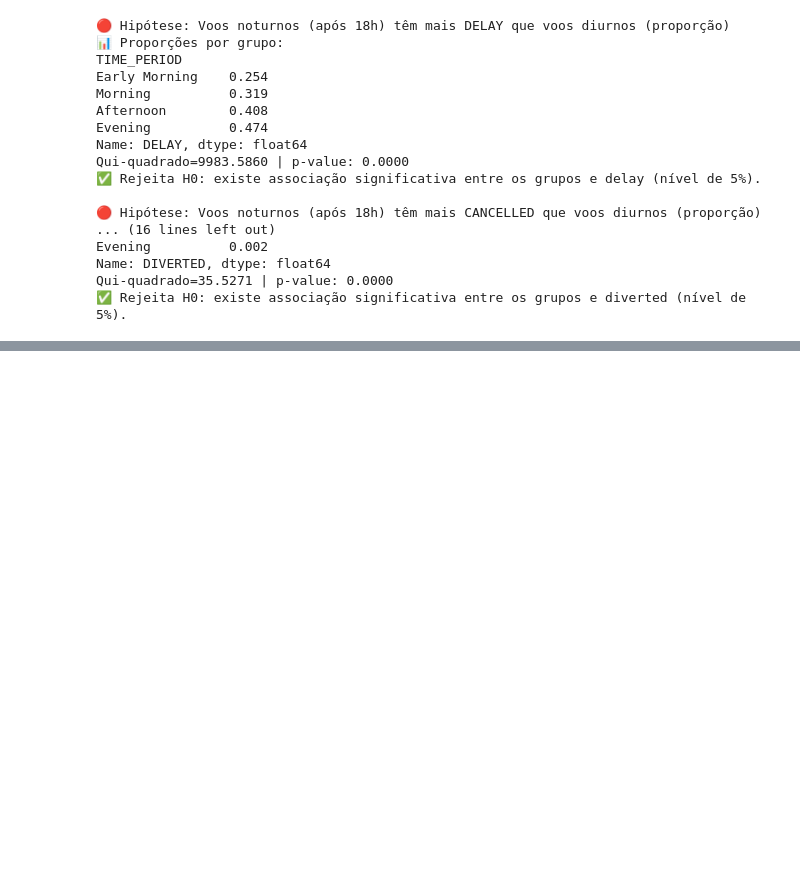
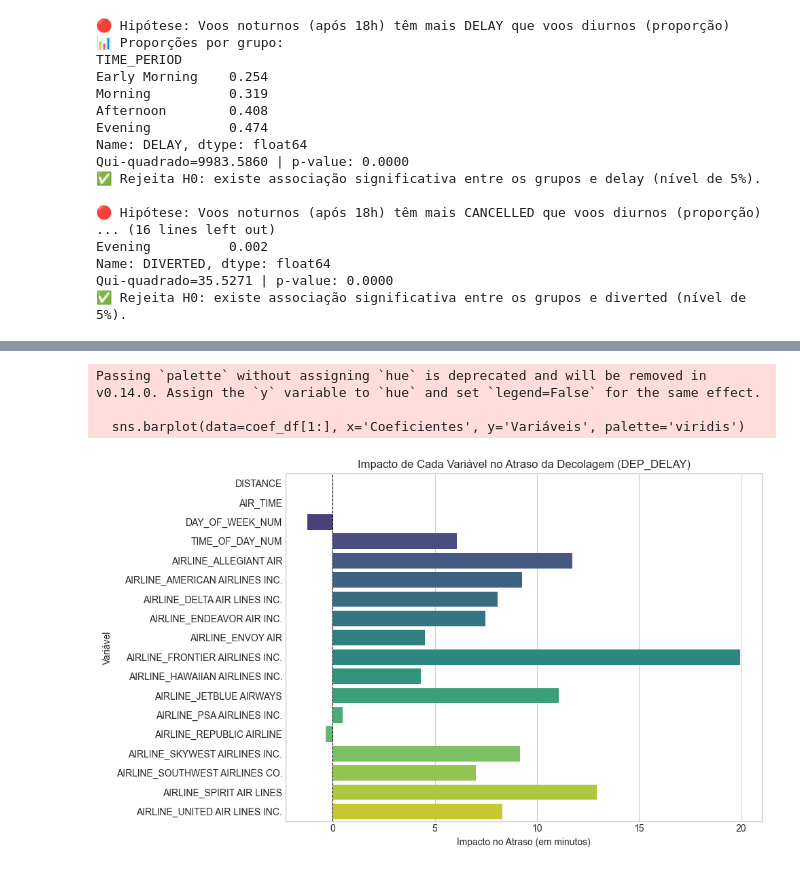
Before and after one commit to vitoriapguimaraes/Python-AnaliseVoos, a Jupyter notebook: scripts/script-ianna.ipynb, the cells around one changed output, grey strips where cells are left out. Drawn from its saved outputs; the diff is of its cells as text; code cells hidden in the pictures; blank space fills up the shorter version.

```diff
--- a/scripts/script-ianna.ipynb
+++ b/scripts/script-ianna.ipynb
@@ -2172,0 +2376,22 @@ Interpretação: O risco de cancelamento em voos noturnos é 1.78 vezes maior.
+# %%
+# --- Regressão Linear: Prever o tempo de atraso (DEP_DELAY) ---
+
+dependent_var_linear = "DEP_DELAY"
+
+# INSIGHT: Removendo AIR_TIME para evitar multicolinearidade com DISTANCE.
+independent_vars_linear = [
+    "DISTANCE",
+    "AIR_TIME",
+    "DAY_OF_WEEK_NUM",
+    "TIME_OF_DAY_NUM",
+] + [col for col in df_regression.columns if col.startswith("AIRLINE_")]
+
+# Garantir que todas as variáveis existem no DataFrame
+independent_vars_linear = [col for col in independent_vars_linear if col in df_regression.columns]
+
+# Executar a função refatorada
+model_linear_results, r2_test, rmse_test = perform_linear_regression(
+    df_regression,
+    dependent_var_linear,
+    independent_vars_linear
+)
@@ -2172,0 +2427,22 @@ Interpretação: O risco de cancelamento em voos noturnos é 1.78 vezes maior.
+# %%
+# Coeficientes do modelo
+coef_df = pd.DataFrame({
+    'Variáveis': model_linear_results.params.index, # Use model_linear_results aqui
+    'Coeficientes': model_linear_results.params.values # Use model_linear_results aqui
+})
+
+plt.figure(figsize=(10, 6))
+# Excluímos o intercepto (const) da visualização para focar nas variáveis preditoras
+sns.barplot(data=coef_df[1:], x='Coeficientes', y='Variáveis', palette='viridis')
+
+plt.title("Impacto de Cada Variável no Atraso da Decolagem (DEP_DELAY)")
+plt.xlabel("Impacto no Atraso (em minutos)")
+plt.ylabel("Variável")
+plt.axvline(x=0, color='black', linewidth=0.8, linestyle='--')
+plt.tight_layout()
+plt.show() # Para exibir no Jupyter
+# %% [output]
+Passing `palette` without assigning `hue` is deprecated and will be removed in v0.14.0. Assign the `y` variable to `hue` and set `legend=False` for the same effect.
+
+  sns.barplot(data=coef_df[1:], x='Coeficientes', y='Variáveis', palette='viridis')
+[figure, added]
```
Also changed, not shown: parts of 69 cells of this notebook.
